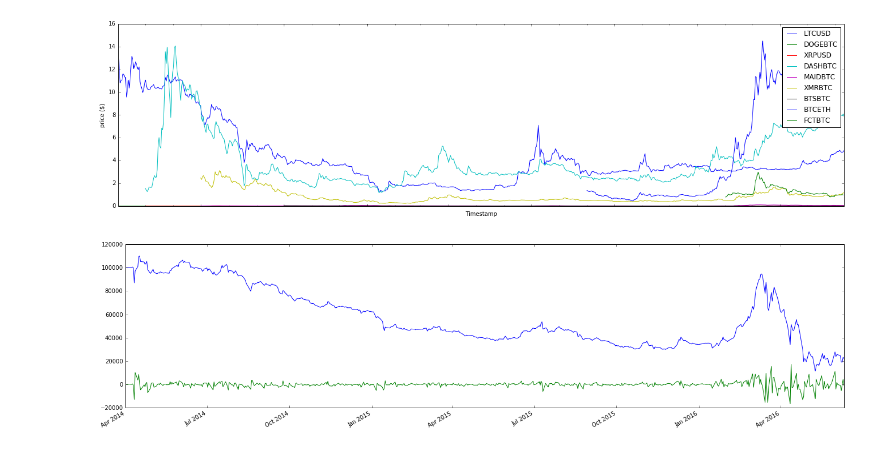
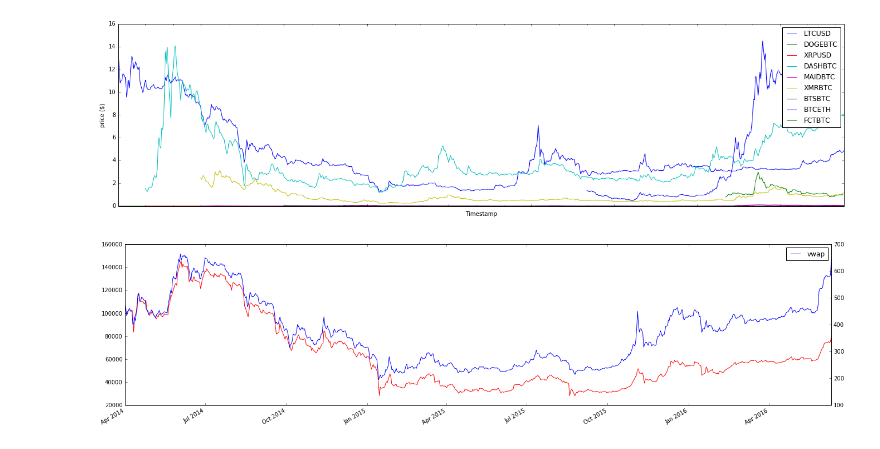
Before and after one commit to jmahhh/cryptoETF, a Jupyter notebook: test.ipynb, the cells around one changed output. Drawn from its saved outputs; the diff is of its cells as text; code cells hidden in the pictures.

Commit message:
market cap weighting, various flavors, graphs

```diff
--- a/test.ipynb
+++ b/test.ipynb
@@ -221,20 +481,35 @@ perf_manual = algo_obj.run(data=panel, overwrite_sim_params=False)
 # %%
 # This works fine
 # ax1 = plt.subplot(621)
 # del dogebtc['Volume']
 # dogebtc.plot(ax=ax1)
 # plt.ylabel('price')
 # # ax1.lines.pop(4)
 # plt.setp(ax1.get_xticklabels(), visible=True)
 
 # Portfolio value
+
 ax1 = plt.subplot(621)
-perf_manual.portfolio_value.plot(ax=ax1)
-ax2 = plt.subplot(621)
-perf_manual.pnl.plot(ax=ax1)
+ax3 = ax1.twinx()
+ax1.set_frame_on(False)
+perf_manual.portfolio_value.plot(ax=ax1, color='red', label='Portfolio value')
+plt.plot(panel['BTCUSD']['vwap'])
 
 plt.gcf().set_size_inches(50,40)
-#plt.savefig('15.png',bbox_inches='tight')
+plt.savefig('mc_no_adj_btc.png',bbox_inches='tight')
+# ax1.xaxis.set_visible(False)
+plt.legend()
 plt.show()
+
+# ax1 = plt.subplot(621)
+# ax3 = ax1.twinx()
+# perf_manual.portfolio_value.plot(ax=ax1)
+# # ax2 = plt.subplot(621)
+# # perf_manual.pnl.plot(ax=ax2)
+#
+# plt.gcf().set_size_inches(50,40)
+# plt.show()
+
+# edit
 # %% [output]
-[figure, old version]
+[figure, new version]
```
Also changed, not shown: parts of 3 cells of this notebook.
